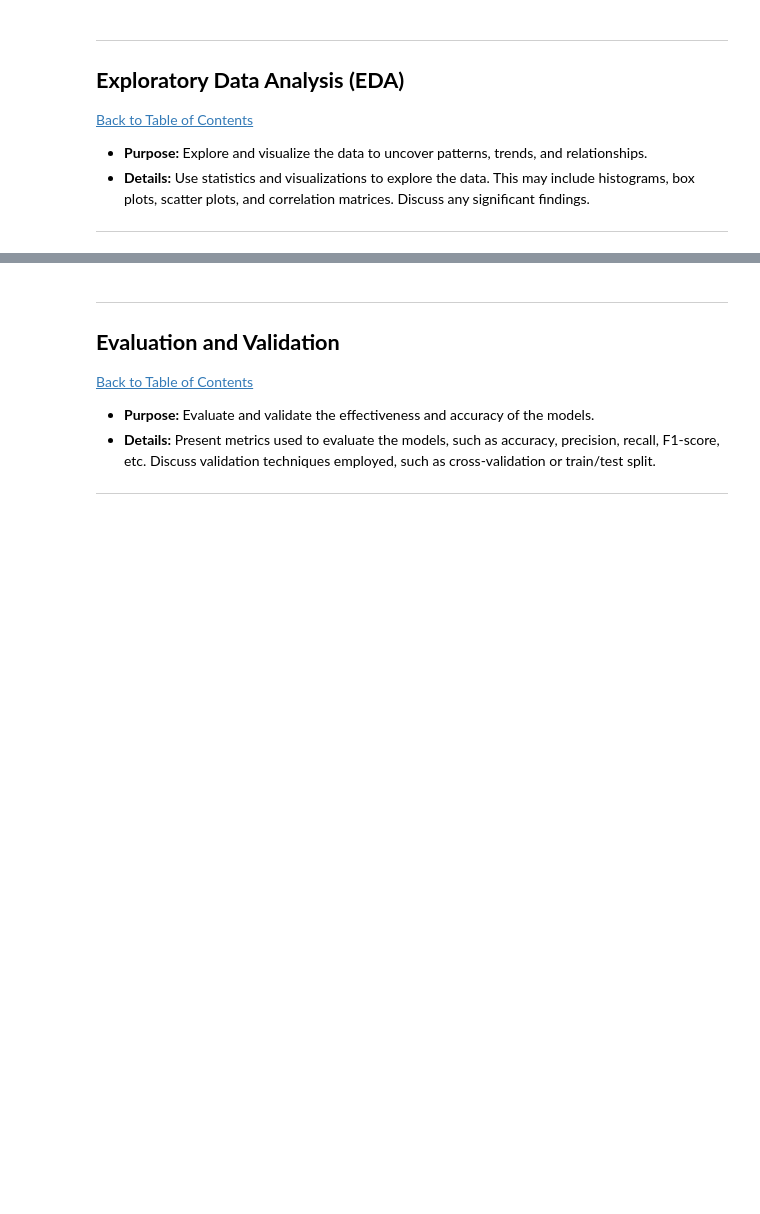
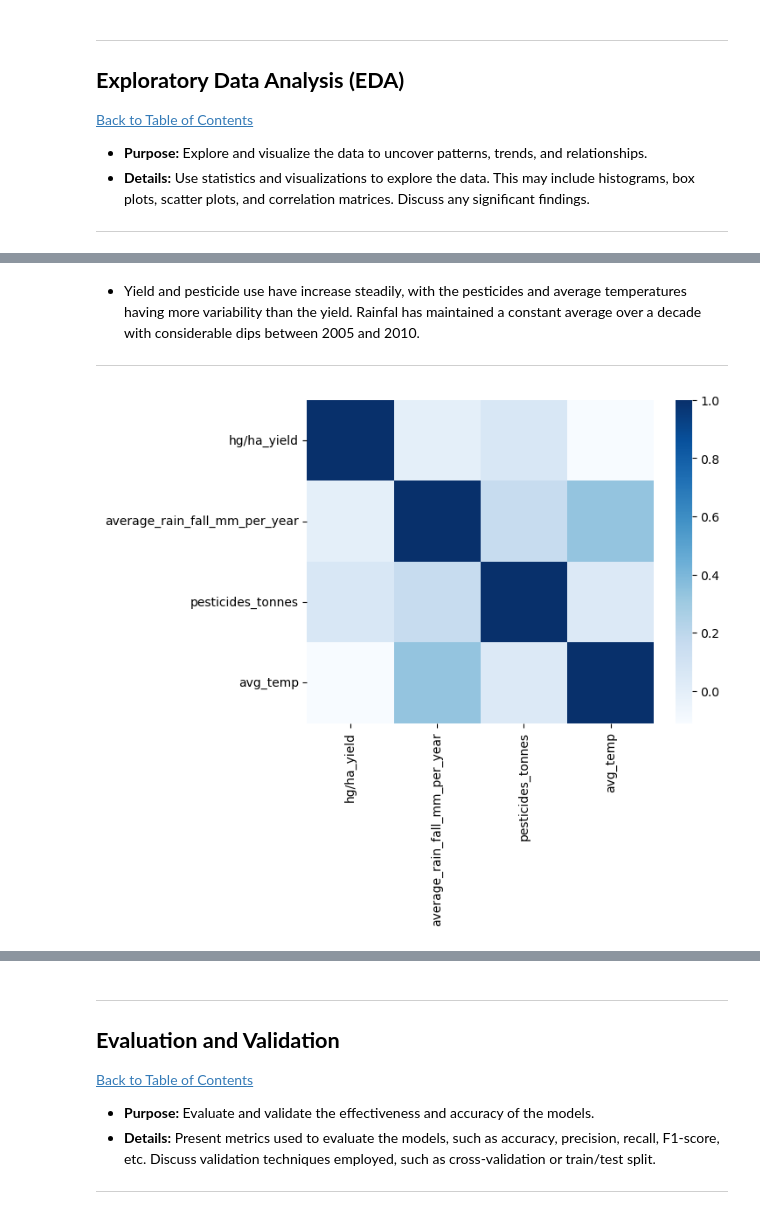
Before and after one commit to KGEbrahim/Workplace-project, a Jupyter notebook: QCTO---Workplace-Module-Notebook-Template-4571.ipynb, the cells around one changed output, grey strips where cells are left out. Saved outputs shown, nothing was run; the diff lists cells and outputs as text; code cells hidden in the pictures; blank space fills up the shorter version.

```diff
--- a/QCTO---Workplace-Module-Notebook-Template-4571.ipynb
+++ b/QCTO---Workplace-Module-Notebook-Template-4571.ipynb
@@ -236,0 +262,13 @@ df_copy
+# %% [markdown]
+- Yield and pesticide use have increase steadily, with the pesticides and average temperatures having more variability than the yield. Rainfal has maintained a constant average over a decade with considerable dips between 2005 and 2010.
+---
+# %%
+# Visualising correlation using a heatmap
+
+# Store numeric features
+num_cols = df_copy.iloc[:, 3:].corr()
+
+sns.heatmap(num_cols, cmap = 'Blues')
+plt.show()
+# %% [output]
+[figure, added]
```
Also changed, not shown: parts of 25 cells of this notebook.
